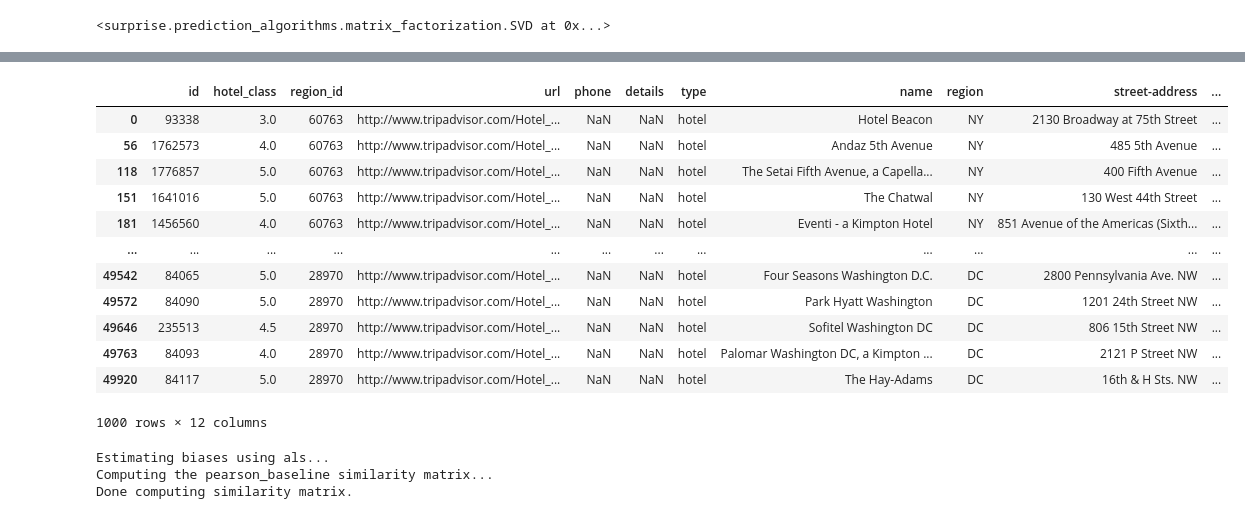
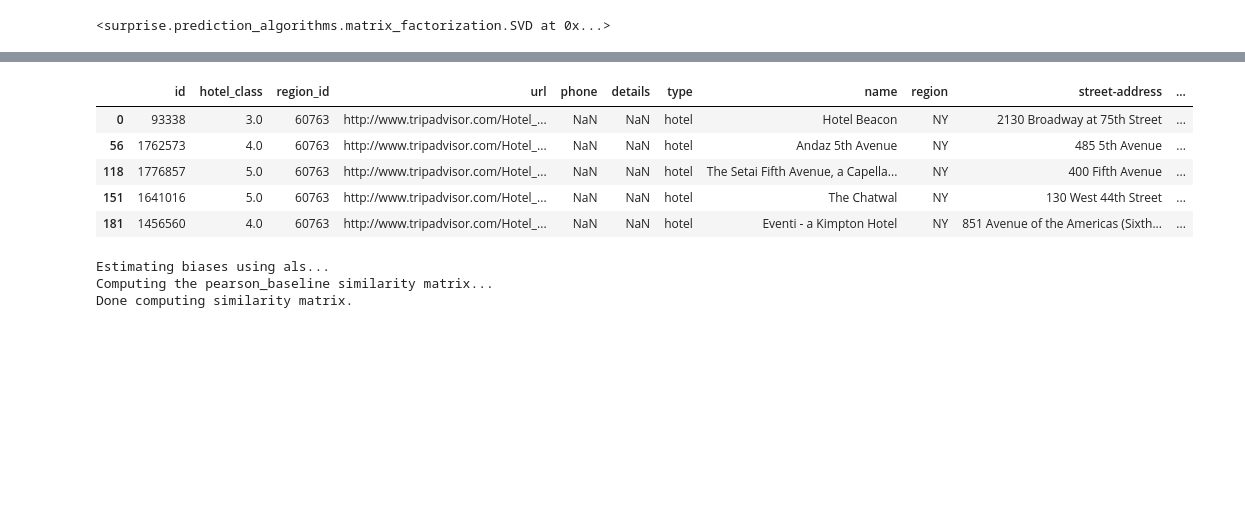
Before and after one commit to albasitdikova/Hotel_recommender_system, a Jupyter notebook: Recommendation_system.ipynb, the cells around one changed output, grey strips where cells are left out. Drawn from its saved outputs; the diff is of its cells as text; code cells hidden in the pictures; blank space fills up the shorter version.

```diff
--- a/Recommendation_system.ipynb
+++ b/Recommendation_system.ipynb
@@ -35,15 +39,0 @@ df_union.locality.value_counts()
-# %%
-# Compound Term Extraction
-repl = lambda x: x.replace('new york', 'new_york').replace('nyc', 'new_york').replace('times square', 'times_square').replace('new york city', 'new_york')#.replace('nyc', 'new_york').replace('nyc', 'new_york').replace('nyc', 'new_york').replace('nyc', 'new_york')
-
-# Text preprocessing steps - remove numbers, captial letters and punctuation
-alphanumeric = lambda x: re.sub('\w*\d\w*', ' ', x)
-punc_lower = lambda x: re.sub('[%s]' % re.escape(string.punctuation), ' ', x.lower())
-
-words = set(nltk.corpus.words.words())
-english_only = lambda x: " ".join(w for w in nltk.wordpunct_tokenize(x) \
-         if w.lower() in words or not w.isalpha())
-
-df_union['text'] = df_union.text.map(alphanumeric).map(punc_lower).map(repl)#.map(english_only) #.map(repl)
-df_union['title'] = df_union.title.map(alphanumeric).map(punc_lower).map(repl)#.map(english_only) #.map(repl)
-df_union.head()
@@ -64,2 +39,0 @@ def is_english(row):
-# %%
-df_union.text = df_union.text.apply(is_english)
@@ -255,4 +42,4 @@ df_union_all.columns
 # %%
-df_surprise = df_union_all.loc[:,['id', 'offering_id', 'overall']]
+df_surprise = df_union.loc[:,['id', 'offering_id', 'overall']]
 # %%
 df_surprise
@@ -657,20 +363,13 @@ df_offering_small.drop_duplicates(inplace=True)
 # %%
 df_offering_small = df_offering_small.rename(columns={'offering_id': 'id'})
 # %%
-df_offering_small
+df_offering_small.head()
 # %% [output]
 |  | id | hotel_class | region_id | url | phone | details | type | name | region | street-address | ... |
 | 0 | 93338 | 3.0 | 60763 | http://www.tripadvisor.com/Hotel_... | NaN | NaN | hotel | Hotel Beacon | NY | 2130 Broadway at 75th Street | ... |
 | 56 | 1762573 | 4.0 | 60763 | http://www.tripadvisor.com/Hotel_... | NaN | NaN | hotel | Andaz 5th Avenue | NY | 485 5th Avenue | ... |
 | 118 | 1776857 | 5.0 | 60763 | http://www.tripadvisor.com/Hotel_... | NaN | NaN | hotel | The Setai Fifth Avenue, a Capella... | NY | 400 Fifth Avenue | ... |
 | 151 | 1641016 | 5.0 | 60763 | http://www.tripadvisor.com/Hotel_... | NaN | NaN | hotel | The Chatwal | NY | 130 West 44th Street | ... |
 | 181 | 1456560 | 4.0 | 60763 | http://www.tripadvisor.com/Hotel_... | NaN | NaN | hotel | Eventi - a Kimpton Hotel | NY | 851 Avenue of the Americas (Sixth... | ... |
-| ... | ... | ... | ... | ... | ... | ... | ... | ... | ... | ... | ... |
-| 49542 | 84065 | 5.0 | 28970 | http://www.tripadvisor.com/Hotel_... | NaN | NaN | hotel | Four Seasons Washington D.C. | DC | 2800 Pennsylvania Ave. NW | ... |
-| 49572 | 84090 | 5.0 | 28970 | http://www.tripadvisor.com/Hotel_... | NaN | NaN | hotel | Park Hyatt Washington | DC | 1201 24th Street NW | ... |
-| 49646 | 235513 | 4.5 | 28970 | http://www.tripadvisor.com/Hotel_... | NaN | NaN | hotel | Sofitel Washington DC | DC | 806 15th Street NW | ... |
-| 49763 | 84093 | 4.0 | 28970 | http://www.tripadvisor.com/Hotel_... | NaN | NaN | hotel | Palomar Washington DC, a Kimpton ... | DC | 2121 P Street NW | ... |
-| 49920 | 84117 | 5.0 | 28970 | http://www.tripadvisor.com/Hotel_... | NaN | NaN | hotel | The Hay-Adams | DC | 16th & H Sts. NW | ... |
-1000 rows × 12 columns
 # %%
 def read_item_names(df_offering_small):
```
Also changed, not shown: parts of 195 cells of this notebook.
